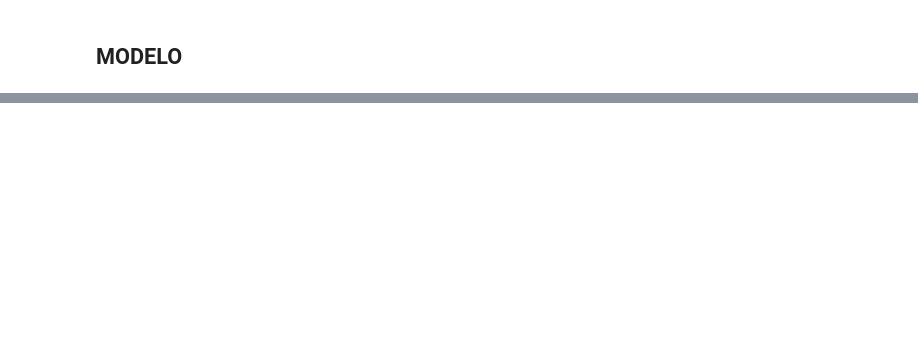
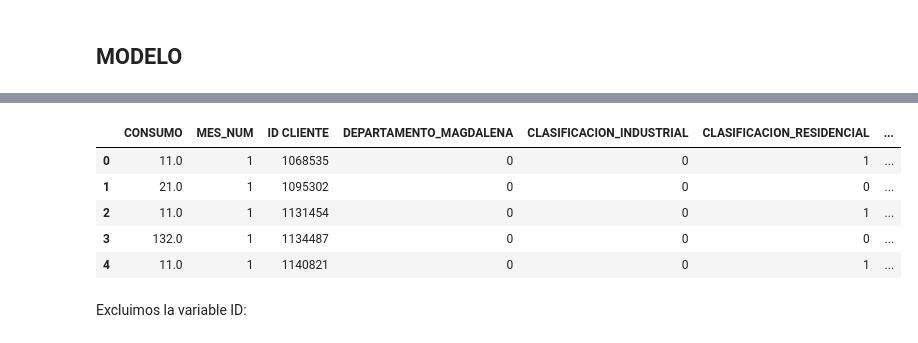
Before and after one commit to vanebertel/PRUEBA_GASES, a Jupyter notebook: _sources/notebooks.ipynb, the cells around one changed output, grey strips where cells are left out. Saved outputs shown, nothing was run; the diff lists cells and outputs as text; code cells hidden in the pictures; blank space fills up the shorter version.

```diff
--- a/_sources/notebooks.ipynb
+++ b/_sources/notebooks.ipynb
@@ -766,0 +796,14 @@ DATOS.head()
+# %%
+cat_columns = ['DEPARTAMENTO', 'CLASIFICACION', 'TIPO CONSUMO'];
+DATOS = pd.get_dummies(DATOS, columns=cat_columns, drop_first=True)
+DATOS.replace({False: 0, True: 1}, inplace=True)
+DATOS.head()
+# %% [output]
+|  | CONSUMO | MES_NUM | ID CLIENTE | DEPARTAMENTO_MAGDALENA | CLASIFICACION_INDUSTRIAL | CLASIFICACION_RESIDENCIAL | ... |
+| 0 | 11.0 | 1 | 1068535 | 0 | 0 | 1 | ... |
+| 1 | 21.0 | 1 | 1095302 | 0 | 0 | 0 | ... |
+| 2 | 11.0 | 1 | 1131454 | 0 | 0 | 1 | ... |
+| 3 | 132.0 | 1 | 1134487 | 0 | 0 | 0 | ... |
+| 4 | 11.0 | 1 | 1140821 | 0 | 0 | 1 | ... |
+# %% [markdown]
+Excluimos la variable ID:
```
Also changed, not shown: parts of 16 cells of this notebook, 4 other files.
